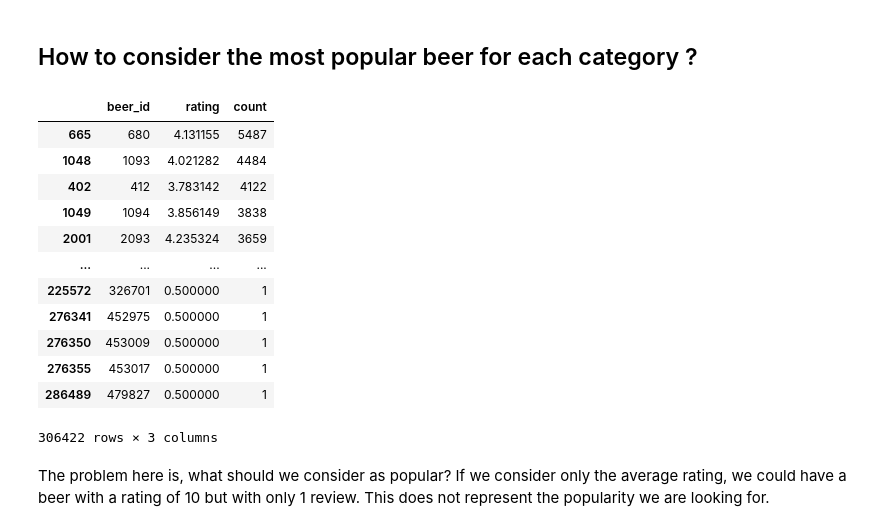
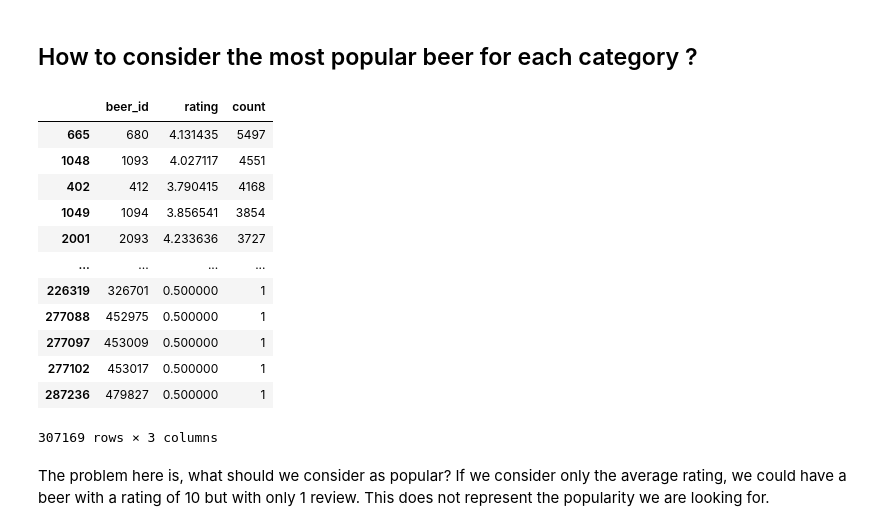
Before and after one commit to epfl-ada/ada-2023-project-datababes, a Jupyter notebook: eda_good_keywords_2.ipynb, the cells around one changed output. Drawn from its saved outputs; the diff is of its cells as text; code cells hidden in the pictures.

```diff
--- a/eda_good_keywords_2.ipynb
+++ b/eda_good_keywords_2.ipynb
@@ -77,7 +114,7 @@ ratings_rb_df.drop('location', axis=1, inplace=True)
 # %%
-mean_ba = ratings_ba_df.rating.mean()
-mean_rb = ratings_rb_df.rating.mean()
+average_ratings_ba_df = ratings_ba_df.rating.mean()
+average_ratings_rb_df = ratings_rb_df.rating.mean()
 
-print("Mean rating in BeerAdvocate:", mean_ba)
-print("Mean rating in RateBeer:", mean_rb)
+print('Average rating for BeerAdvocate:', average_ratings_ba_df)
+print('Average rating for RateBeer:', average_ratings_rb_df)
 # %% [output]
@@ -101,0 +146,14 @@ combinde_ratings_df = pd.concat([ratings_ba_df_untouched, ratings_rb_df_untouche
+# %%
+# add a new column "is_good" to the ratings data frame to indicate if the rating is good or not
+ratings_ba_df['is_good'] = ratings_ba_df['rating'] >= average_ratings_ba_df
+ratings_rb_df['is_good'] = ratings_rb_df['rating'] >= average_ratings_rb_df
+
+ratings_ba_df['is_bad'] = ratings_ba_df['rating'] < average_ratings_ba_df
+ratings_rb_df['is_bad'] = ratings_rb_df['rating'] < average_ratings_rb_df
+
+# concatenate the two data frames
+ratings_combined_df = pd.concat([ratings_ba_df, ratings_rb_df], ignore_index=True)
+
+# conveert to int
+ratings_combined_df['is_good'] = ratings_combined_df['is_good'].astype(int)
+ratings_combined_df['is_bad'] = ratings_combined_df['is_bad'].astype(int)
@@ -103,26 +218,26 @@ combinde_ratings_df = pd.concat([ratings_ba_df_untouched, ratings_rb_df_untouche
 ## How to consider the most popular beer for each category ?
 # %%
 # group by beer_id and compute the average aroma and the number of ratings for each beer
-beer_rating_df = combinde_ratings_df.groupby('beer_id').agg({'rating': 'mean', 'beer_id': 'count'})
+beer_rating_df = ratings_combined_df.groupby('beer_id').agg({'rating': 'mean', 'beer_id': 'count'})
 beer_rating_df.rename(columns={'beer_id': 'count'}, inplace=True)
 beer_rating_df.reset_index(inplace=True)
 
 beer_rating_df.sort_values(by=['count', 'rating'], ascending=False, inplace=True)
 beer_rating_df
 # %% [output]
 |  | beer_id | rating | count |
-| 665 | 680 | 4.131155 | 5487 |
-| 1048 | 1093 | 4.021282 | 4484 |
-| 402 | 412 | 3.783142 | 4122 |
-| 1049 | 1094 | 3.856149 | 3838 |
-| 2001 | 2093 | 4.235324 | 3659 |
+| 665 | 680 | 4.131435 | 5497 |
+| 1048 | 1093 | 4.027117 | 4551 |
+| 402 | 412 | 3.790415 | 4168 |
+| 1049 | 1094 | 3.856541 | 3854 |
+| 2001 | 2093 | 4.233636 | 3727 |
 | ... | ... | ... | ... |
-| 225572 | 326701 | 0.500000 | 1 |
-| 276341 | 452975 | 0.500000 | 1 |
-| 276350 | 453009 | 0.500000 | 1 |
-| 276355 | 453017 | 0.500000 | 1 |
-| 286489 | 479827 | 0.500000 | 1 |
+| 226319 | 326701 | 0.500000 | 1 |
+| 277088 | 452975 | 0.500000 | 1 |
+| 277097 | 453009 | 0.500000 | 1 |
+| 277102 | 453017 | 0.500000 | 1 |
+| 287236 | 479827 | 0.500000 | 1 |
-306422 rows × 3 columns
+307169 rows × 3 columns
 # %% [markdown]
 The problem here is, what should we consider as popular?
 If we consider only the average rating, we could have a beer with a rating of 10 but with only 1 review. This does not represent the popularity we are looking for.
```
Also changed, not shown: parts of 33 cells of this notebook.
